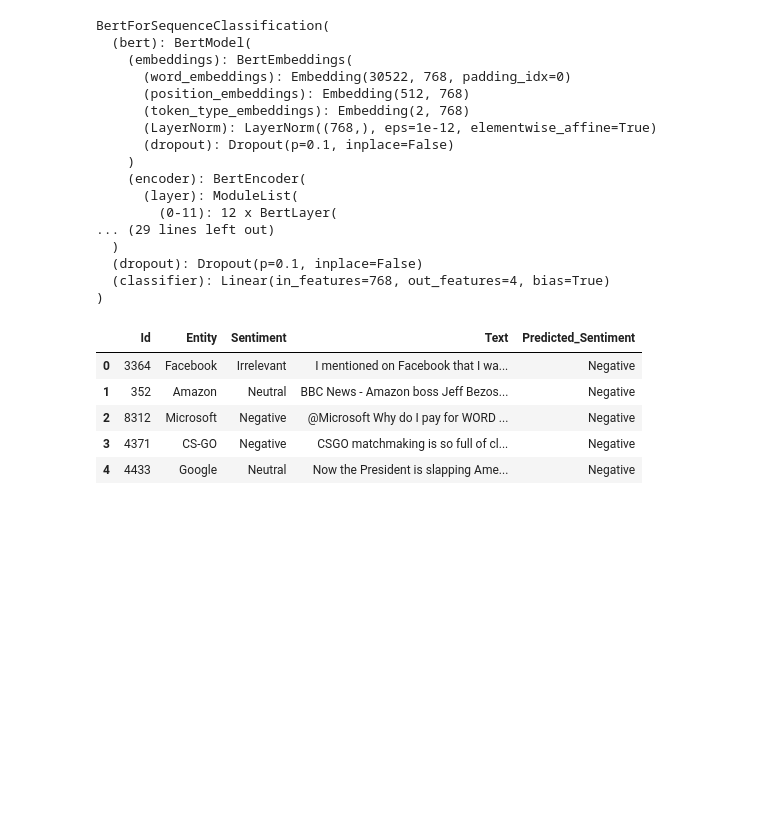
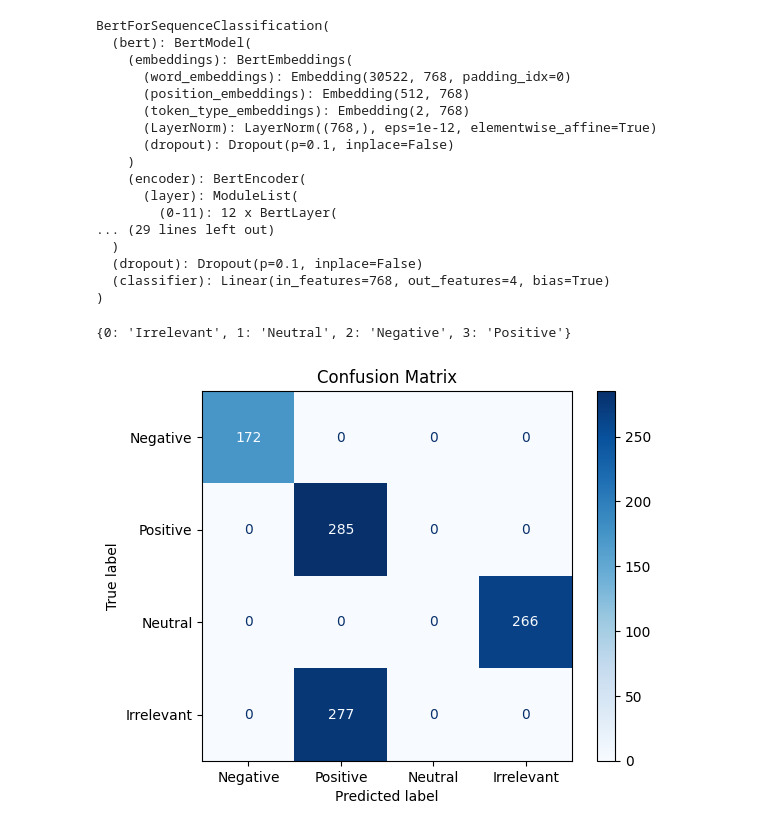
Before and after one commit to naty88/tweets_sentiment_classification, a Jupyter notebook: notebooks/get_predictions.ipynb, the cells around one changed output. Cells and saved outputs as stored; diff of their text form; code cells hidden in the pictures; blank space fills up the shorter version.

```diff
--- a/notebooks/get_predictions.ipynb
+++ b/notebooks/get_predictions.ipynb
@@ -27,3 +29,6 @@ unseen_df.head(5)
 | 2 | 8312 | Microsoft | Negative | @Microsoft Why do I pay for WORD ... |
 | 3 | 4371 | CS-GO | Negative | CSGO matchmaking is so full of cl... |
 | 4 | 4433 | Google | Neutral | Now the President is slapping Ame... |
+# %%
+sent_labels = unseen_df['Sentiment'].unique().tolist()
+sent_labels
@@ -103,23 +110,25 @@ with torch.no_grad():
         outputs = model(**inputs)
         preds = torch.argmax(outputs.logits, dim=1)
         predictions.extend(preds.cpu().numpy())
-
-# Map predictions to sentiment labels
-sentiment_mapping = {0: 'Negative', 1: 'Positive', 2: 'Neutral', 3: 'Irrelevant'}
-predicted_labels = [sentiment_mapping[pred] for pred in predictions]
-
-# Add predictions to the unseen data
-unseen_df['Predicted_Sentiment'] = predicted_labels
-
-# Save the results to a new CSV file
-unseen_df.to_csv('../data/predicted_unseen_data.csv', index=False)
-
-# Display the first few rows of the results
-unseen_df.head()
-# %% [output]
-|  | Id | Entity | Sentiment | Text | Predicted_Sentiment |
-| 0 | 3364 | Facebook | Irrelevant | I mentioned on Facebook that I wa... | Negative |
-| 1 | 352 | Amazon | Neutral | BBC News - Amazon boss Jeff Bezos... | Negative |
-| 2 | 8312 | Microsoft | Negative | @Microsoft Why do I pay for WORD ... | Negative |
-| 3 | 4371 | CS-GO | Negative | CSGO matchmaking is so full of cl... | Negative |
-| 4 | 4433 | Google | Neutral | Now the President is slapping Ame... | Negative |
+# %%
+# Map predictions to sentiment labels
+sentiment_mapping = get_sentiment_mapping(sent_labels)
+sentiment_mapping
+# %% [output]
+{0: 'Irrelevant', 1: 'Neutral', 2: 'Negative', 3: 'Positive'}
+# %%
+predicted_labels = [sentiment_mapping[pred] for pred in predictions]
+true_labels = unseen_df['Sentiment'].values
+# %%
+# Compute the confusion matrix
+conf_mtx = confusion_matrix(true_labels, predicted_labels, labels=sent_labels)
+# %%
+# Display the confusion matrix
+disp = ConfusionMatrixDisplay(confusion_matrix=conf_mtx, display_labels=['Negative', 'Positive', 'Neutral', 'Irrelevant'])
+disp.plot(cmap=plt.cm.Blues)
+
+# Show the plot
+plt.title('Confusion Matrix')
+plt.show()
+# %% [output]
+[figure, added]
```
Also changed, not shown: parts of 4 cells of this notebook, 2 other files.
